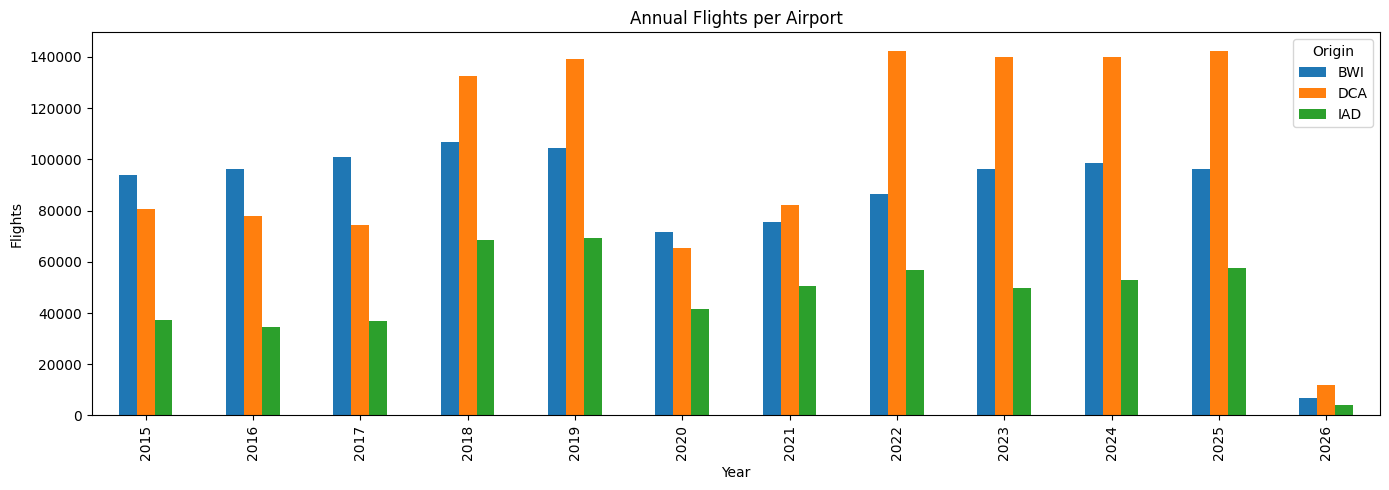
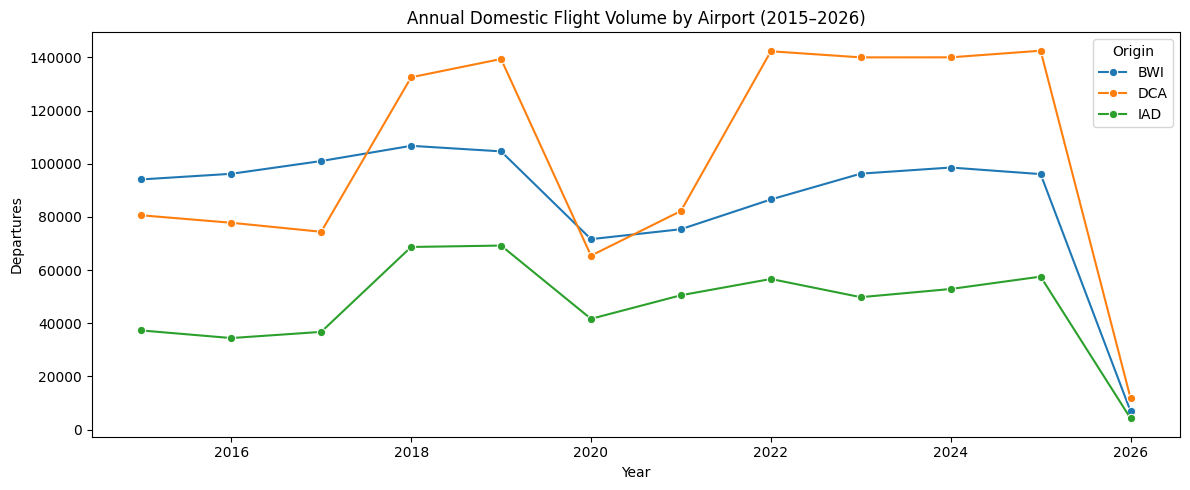
Unified diff of the notebook cell whose output changed from the first chart to the second:
--- before
+++ after
@@ -1,7 +1,14 @@
 # Flights per airport per year
-vol = df.groupby(['Origin', df['FlightDate'].dt.year.rename('Year')]).size().unstack('Origin')
-vol.plot(kind='bar', figsize=(14, 5), title='Annual Flights per Airport')
-plt.ylabel('Flights')
+vol = (df.groupby(['Origin', df['FlightDate'].dt.year.rename('Year')])
+         .size()
+         .reset_index(name='flights'))
+
+fig, ax = plt.subplots(figsize=(12, 5))
+sns.lineplot(data=vol, x='Year', y='flights', hue='Origin', marker='o', ax=ax)
+ax.set_title('Annual Domestic Flight Volume by Airport (2015–2026)')
+ax.set_ylabel('Departures')
+ax.set_xlabel('Year')
 plt.tight_layout()
 plt.show()
-vol
+
+vol.pivot(index='Year', columns='Origin', values='flights')

Commit: Add T-100 international data pipeline and EDA notebook updates